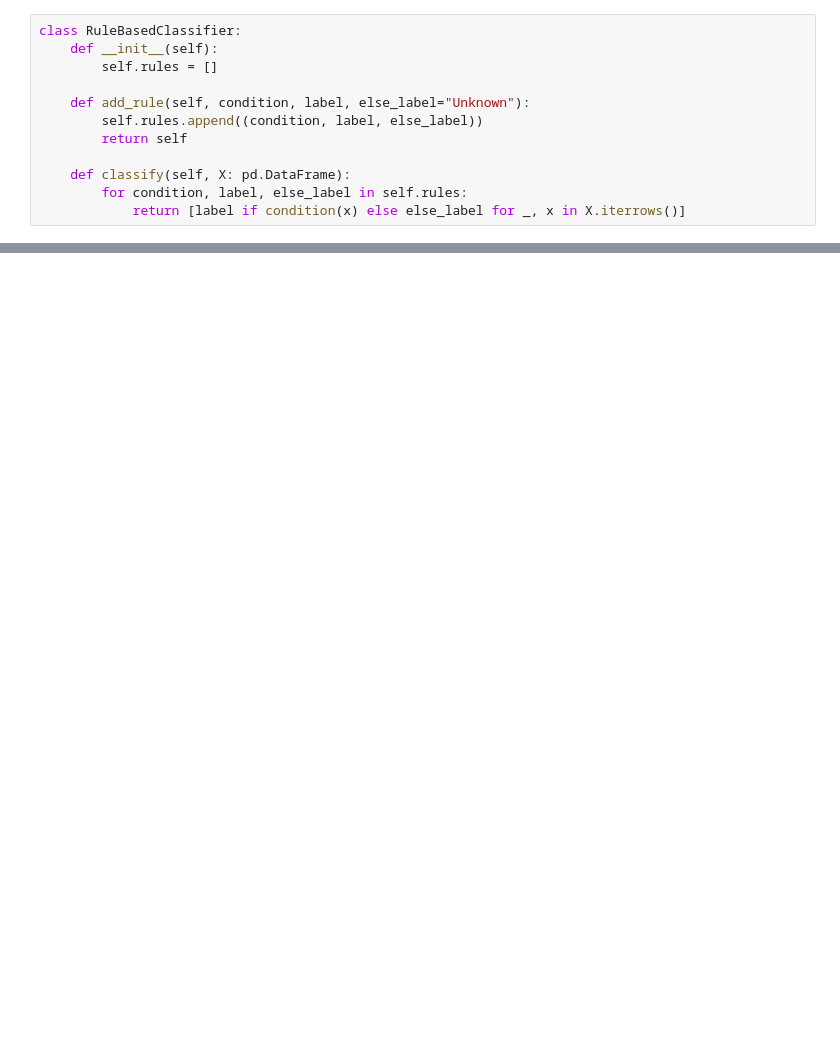
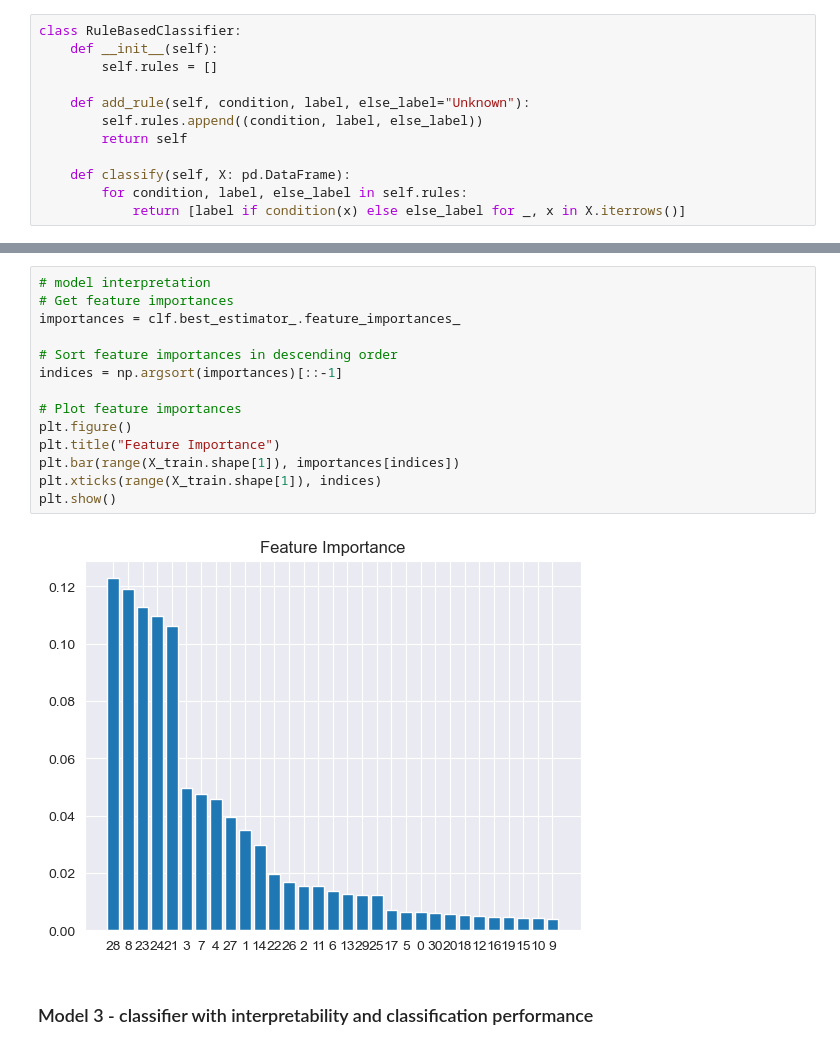
Before and after one commit to lucamodica/design-of-ai-systems--chalmers, a Jupyter notebook: assignments/4-diagnostic-systems/4-diagnostic-systems.ipynb, the cells around one changed output, grey strips where cells are left out. Saved outputs shown, nothing was run; the diff lists cells and outputs as text; blank space fills up the shorter version.

```diff
--- a/assignments/4-diagnostic-systems/4-diagnostic-systems.ipynb
+++ b/assignments/4-diagnostic-systems/4-diagnostic-systems.ipynb
@@ -197,0 +322,18 @@ weighted avg       0.65      0.38      0.23       569
+# %%
+# model interpretation
+# Get feature importances
+importances = clf.best_estimator_.feature_importances_
+
+# Sort feature importances in descending order
+indices = np.argsort(importances)[::-1]
+
+# Plot feature importances
+plt.figure()
+plt.title("Feature Importance")
+plt.bar(range(X_train.shape[1]), importances[indices])
+plt.xticks(range(X_train.shape[1]), indices)
+plt.show()
+# %% [output]
+[figure, added]
+# %% [markdown]
+### Model 3 - classifier with interpretability and classification performance
```
Also changed, not shown: parts of 20 cells of this notebook.
